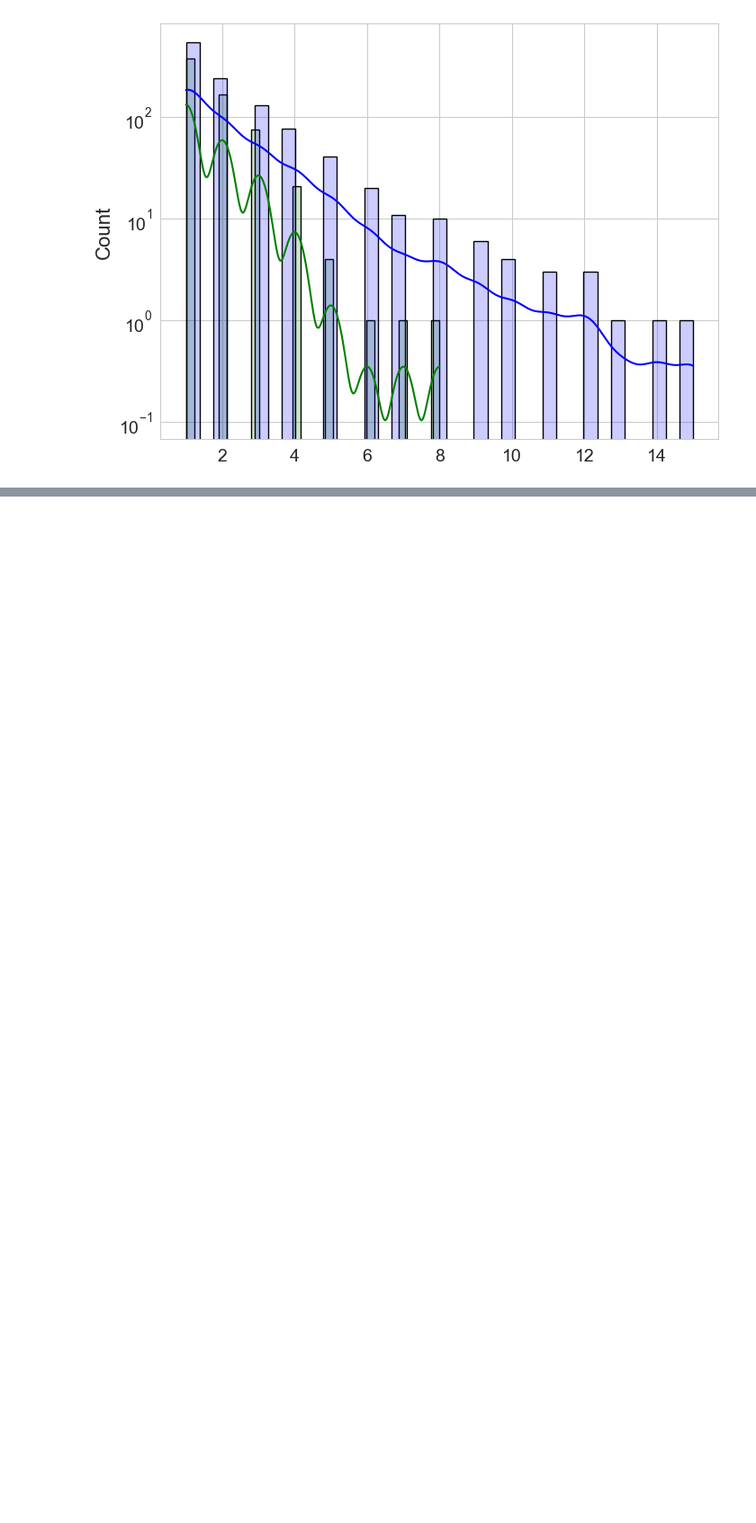
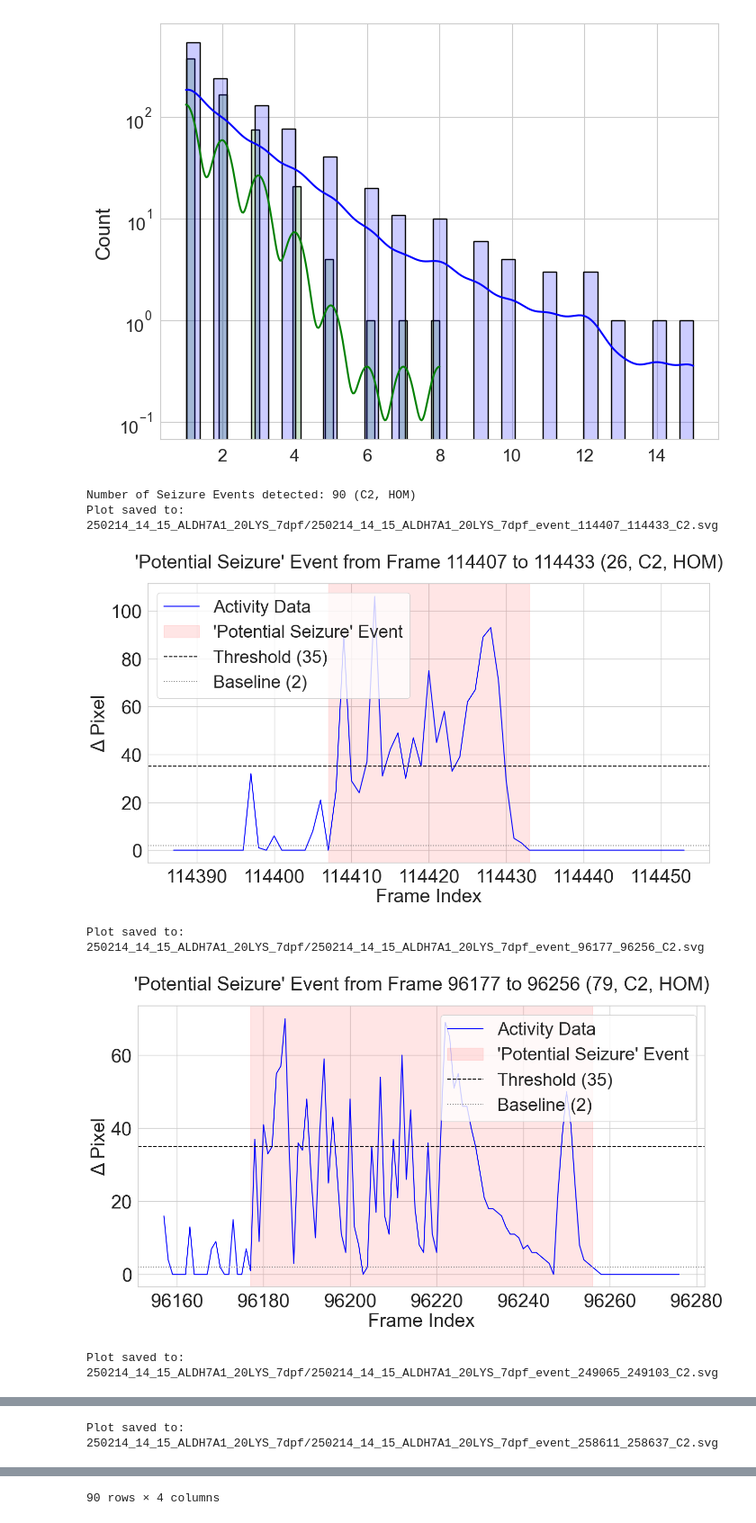
Before and after one commit to jadeyslau/B6_Epilepsies, a Jupyter notebook: 250214_14_15_ALDH7A1_20LYS_7dpf.ipynb, the cells around one changed output, grey strips where cells are left out. Shown at 90% size. Drawn from its saved outputs; the diff is of its cells as text; code cells hidden in the pictures; blank space fills up the shorter version.

```diff
--- a/250214_14_15_ALDH7A1_20LYS_7dpf.ipynb
+++ b/250214_14_15_ALDH7A1_20LYS_7dpf.ipynb
@@ -140,11 +142,11 @@ def plot_timeseries(grouped_df_filtered):
     plt.tight_layout()
     plt.show()
 # %%
-df_raw_test = ald_lys_obj_raw.df
+df_raw = ald_lys_obj_raw.df
 # df_raw_14 = df_raw[df_raw['box']=='14']
 # df_raw.to_csv('250214_14_15_ALDH7A1_20LYS_7dpf/250214_14_15_ALDH7A1_20LYS_7dpf_processed.csv')
 # df_raw_test.drop(columns=['zhrs', 'exsecs','abstime', 'time','type','plate','location'])
-df_raw_test.head(50)
+# df_raw_test.head(50)
 
-type(df_raw_test['box'])
-df_raw_test['box']
+# type(df_raw_test['box'])
+# df_raw_test['box']
@@ -293,3 +287,19 @@ plt.yscale("log")
 plt.show()
 # %% [output]
 [figure]
+# %%
+# fishA1 = df_raw[df_raw['well'] == 'A1'] #WT
+# ald_lys_obj_raw.detect_seizures(fishA1, plot=True)
+
+# fishD6 = df_raw[df_raw['well'] == 'D6'] #HET
+# ald_lys_obj_raw.detect_seizures(fishD6, plot=True)
+
+fishC2 = df_raw[df_raw['well'] == 'C2'] #HOM
+ald_lys_obj_raw.detect_seizures(fishC2, plot=True)
+# %% [output]
+Number of Seizure Events detected: 90 (C2, HOM)
+Plot saved to: 250214_14_15_ALDH7A1_20LYS_7dpf/250214_14_15_ALDH7A1_20LYS_7dpf_event_114407_114433_C2.svg
+[figure, added]
+Plot saved to: 250214_14_15_ALDH7A1_20LYS_7dpf/250214_14_15_ALDH7A1_20LYS_7dpf_event_96177_96256_C2.svg
+[figure, added]
+Plot saved to: 250214_14_15_ALDH7A1_20LYS_7dpf/250214_14_15_ALDH7A1_20LYS_7dpf_event_249065_249103_C2.svg
@@ -295,0 +307 @@ plt.show()
+Plot saved to: 250214_14_15_ALDH7A1_20LYS_7dpf/250214_14_15_ALDH7A1_20LYS_7dpf_event_258611_258637_C2.svg
@@ -295,0 +321 @@ plt.show()
+90 rows × 4 columns
```
Also changed, not shown: parts of 13 cells of this notebook, 20 other files.
